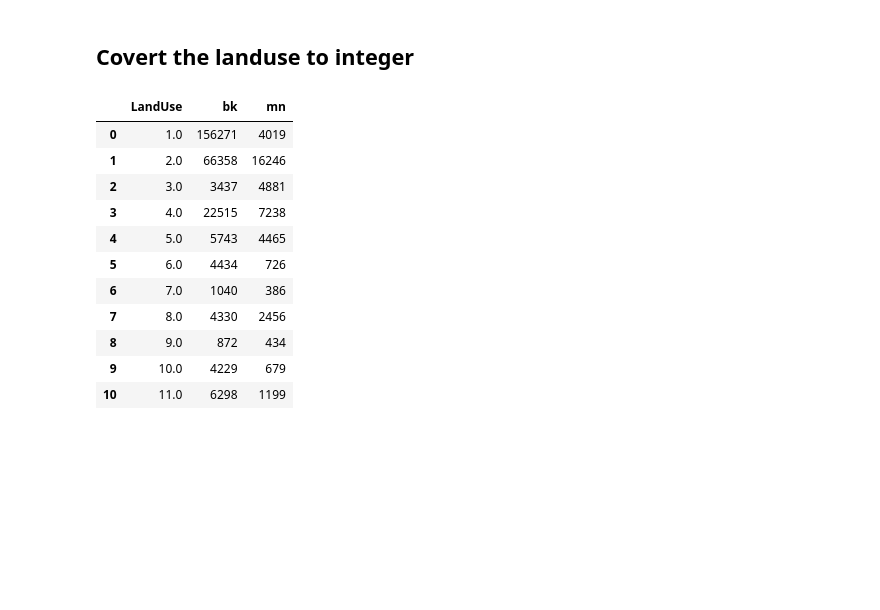
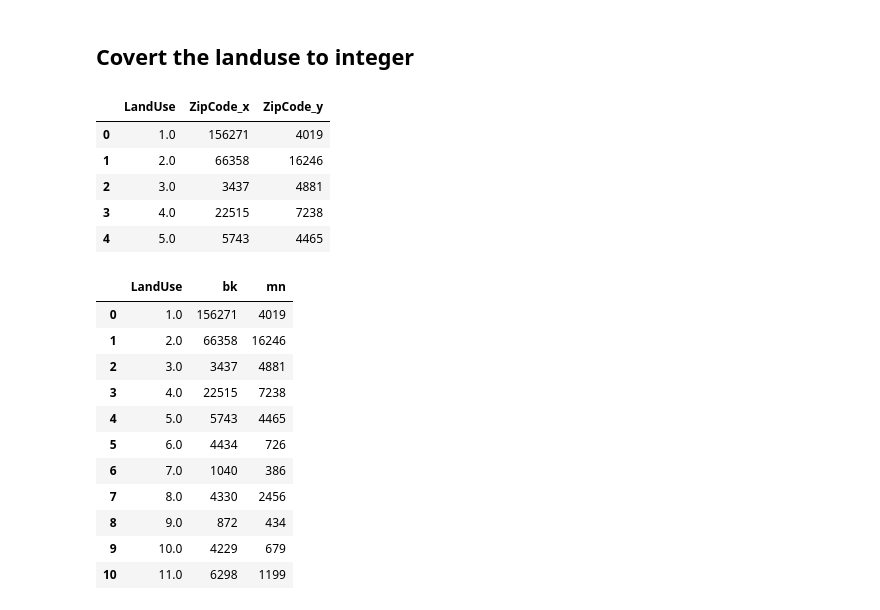
Before and after one commit to jianweili0/PUI2018_jl9200_save, a Jupyter notebook: PUI2018_jl9200/HW5_jl9200/HW5_1_jl9200_plutodata_wrangling.ipynb, the cells around one changed output. Drawn from its saved outputs; the diff is of its cells as text; code cells hidden in the pictures; blank space fills up the shorter version.

```diff
--- a/PUI2018_jl9200/HW5_jl9200/HW5_1_jl9200.ipynb
+++ b/PUI2018_jl9200/HW5_jl9200/HW5_1_jl9200_plutodata_wrangling.ipynb
@@ -195,3 +201,14 @@ bkgrouped
 | 10 | 11.0 | 6298 |
 # %% [markdown]
 ## Covert the landuse to integer
+# %%
+both2 = pd.merge(bkgrouped,mngrouped,on = 'LandUse')
+# %%
+both2.head()
+# %% [output]
+|  | LandUse | ZipCode_x | ZipCode_y |
+| 0 | 1.0 | 156271 | 4019 |
+| 1 | 2.0 | 66358 | 16246 |
+| 2 | 3.0 | 3437 | 4881 |
+| 3 | 4.0 | 22515 | 7238 |
+| 4 | 5.0 | 5743 | 4465 |
```
Also changed, not shown: parts of 12 cells of this notebook, 6 other files.
